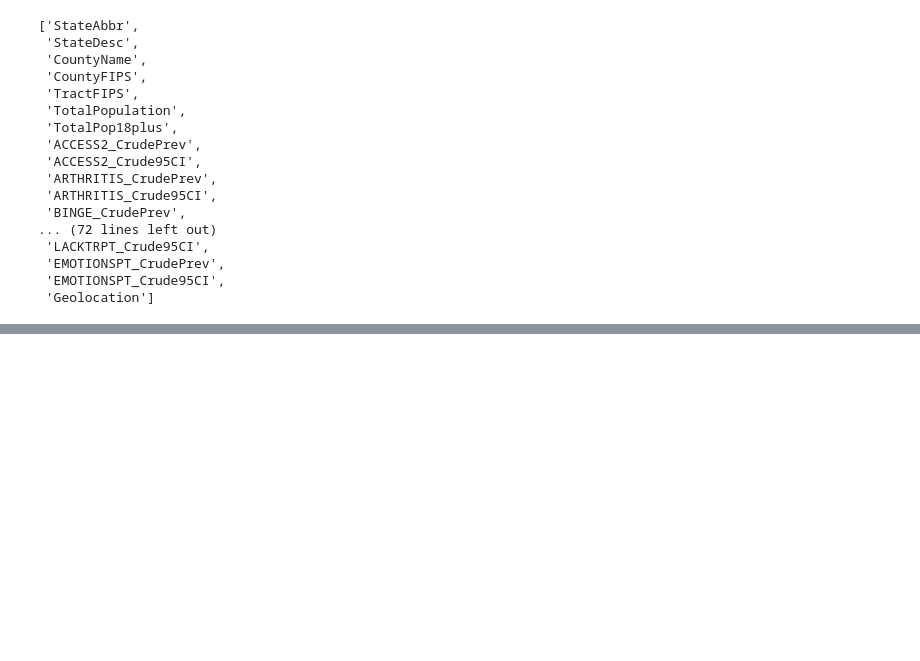
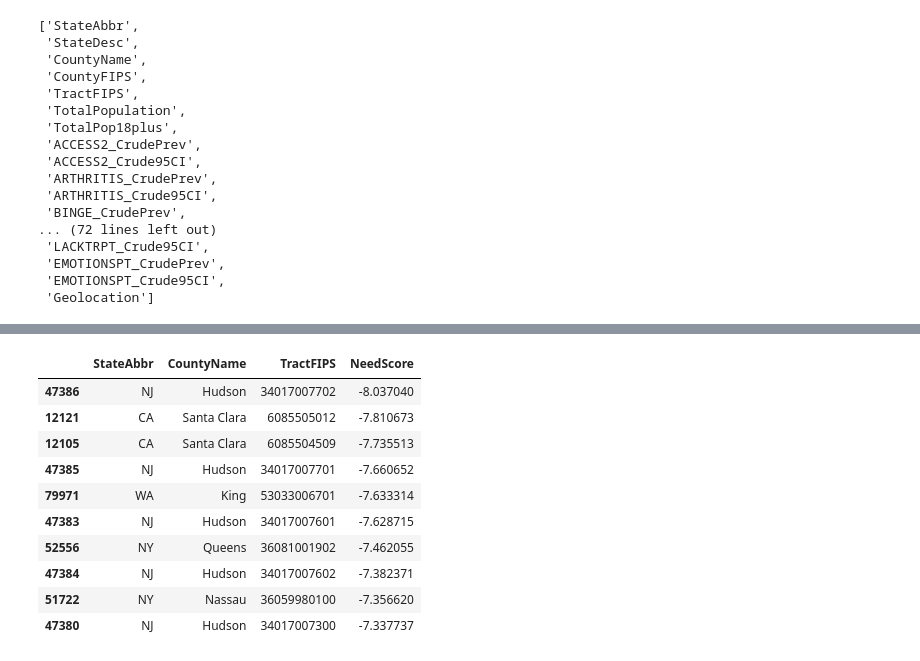
Before and after one commit to jho-code/Portfolio, a Jupyter notebook: projects/healthcare-access/notebooks/01_explore_places.ipynb, the cells around one changed output, grey strips where cells are left out. Drawn from its saved outputs; the diff is of its cells as text; code cells hidden in the pictures; blank space fills up the shorter version.

```diff
--- a/projects/healthcare-access/notebooks/01_explore_places.ipynb
+++ b/projects/healthcare-access/notebooks/01_explore_places.ipynb
@@ -117,0 +337,16 @@ df_small = df[keep_cols].copy()
+# %%
+df_small[
+    ["StateAbbr", "CountyName", "TractFIPS", "NeedScore"]
+].sort_values("NeedScore").head(10)
+# %% [output]
+|  | StateAbbr | CountyName | TractFIPS | NeedScore |
+| 47386 | NJ | Hudson | 34017007702 | -8.037040 |
+| 12121 | CA | Santa Clara | 6085505012 | -7.810673 |
+| 12105 | CA | Santa Clara | 6085504509 | -7.735513 |
+| 47385 | NJ | Hudson | 34017007701 | -7.660652 |
+| 79971 | WA | King | 53033006701 | -7.633314 |
+| 47383 | NJ | Hudson | 34017007601 | -7.628715 |
+| 52556 | NY | Queens | 36081001902 | -7.462055 |
+| 47384 | NJ | Hudson | 34017007602 | -7.382371 |
+| 51722 | NY | Nassau | 36059980100 | -7.356620 |
+| 47380 | NJ | Hudson | 34017007300 | -7.337737 |
```
Also changed, not shown: parts of 23 cells of this notebook.
